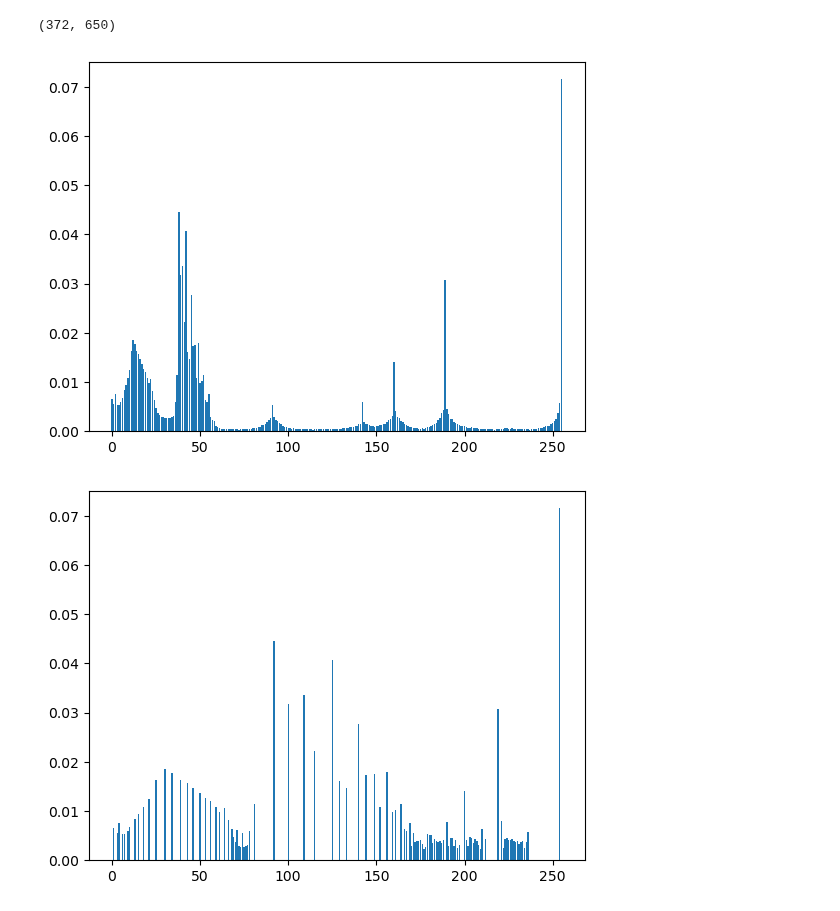
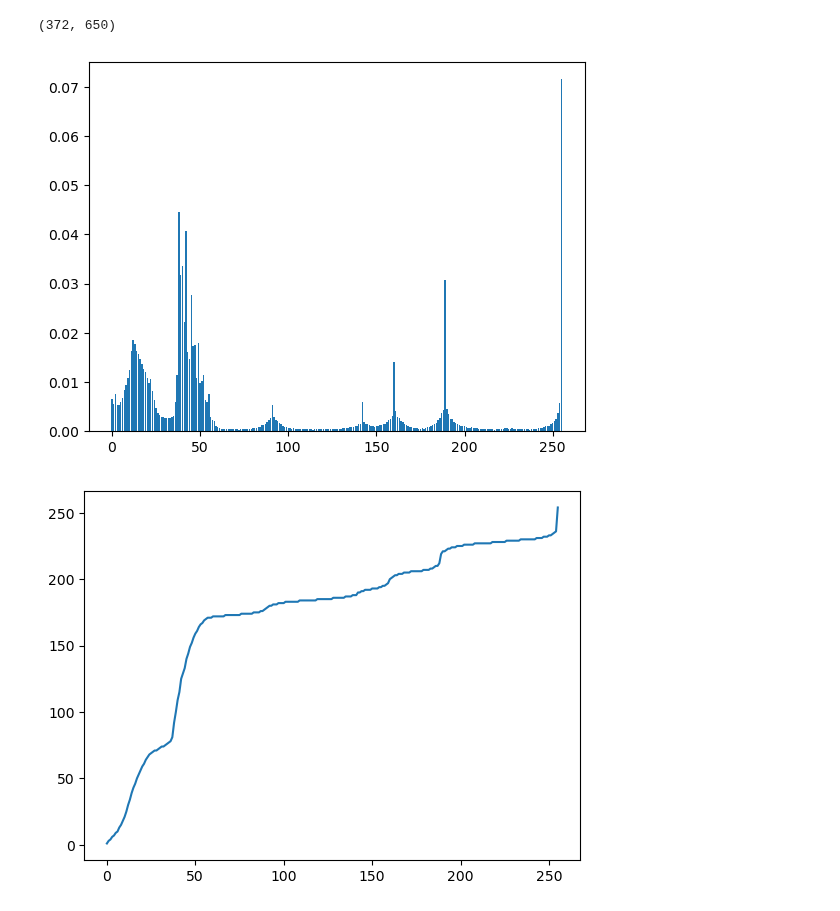
Before and after one commit to zxzxasas1/Python-Application, a Jupyter notebook: 影像辨識/影像強化/code.ipynb, the cells around one changed output. Saved outputs shown, nothing was run; the diff lists cells and outputs as text; code cells hidden in the pictures.

```diff
--- a/影像辨識/影像強化/code.ipynb
+++ b/影像辨識/影像強化/code.ipynb
@@ -70,6 +70,12 @@ for i in range(256) :
 
     transform_list[i] = int(255 * total)
 
+# 畫出轉換曲線
+
+plt.plot(range(256),transform_list)
+
+plt.show()
+
 # c. 用轉換陣列做出新的圖，並畫出新的分配直方圖
 
 # 做出新的圖
@@ -83,31 +89,31 @@ for i in range(256) :
 my_image_gray_2 = numpy.int16(numpy.zeros((row,column)))
 
 for r in range(row) :
 
     for c in range(column) :
 
         value = my_image_gray[r,c]
 
         my_image_gray_2[r,c] = transform_list[value]
 
 # 算出新的機率分配直方圖，跟前面一樣方法再做一次
 
 hist_list_2 = numpy.zeros(256)
 
 for r in range(row) :
 
     for c in range(column) :
 
         value = my_image_gray_2[r,c]
 
         hist_list_2[value] = hist_list_2[value] + 1
 
 hist_list_2 = hist_list_2 / ( row * column )
 
 plt.bar(range(256),hist_list_2)
 
 plt.show()
 # %% [output]
 (372, 650)
 [figure]
-[figure, old version]
+[figure, new version]
```
Also changed, not shown: parts of 1 cell of this notebook.
